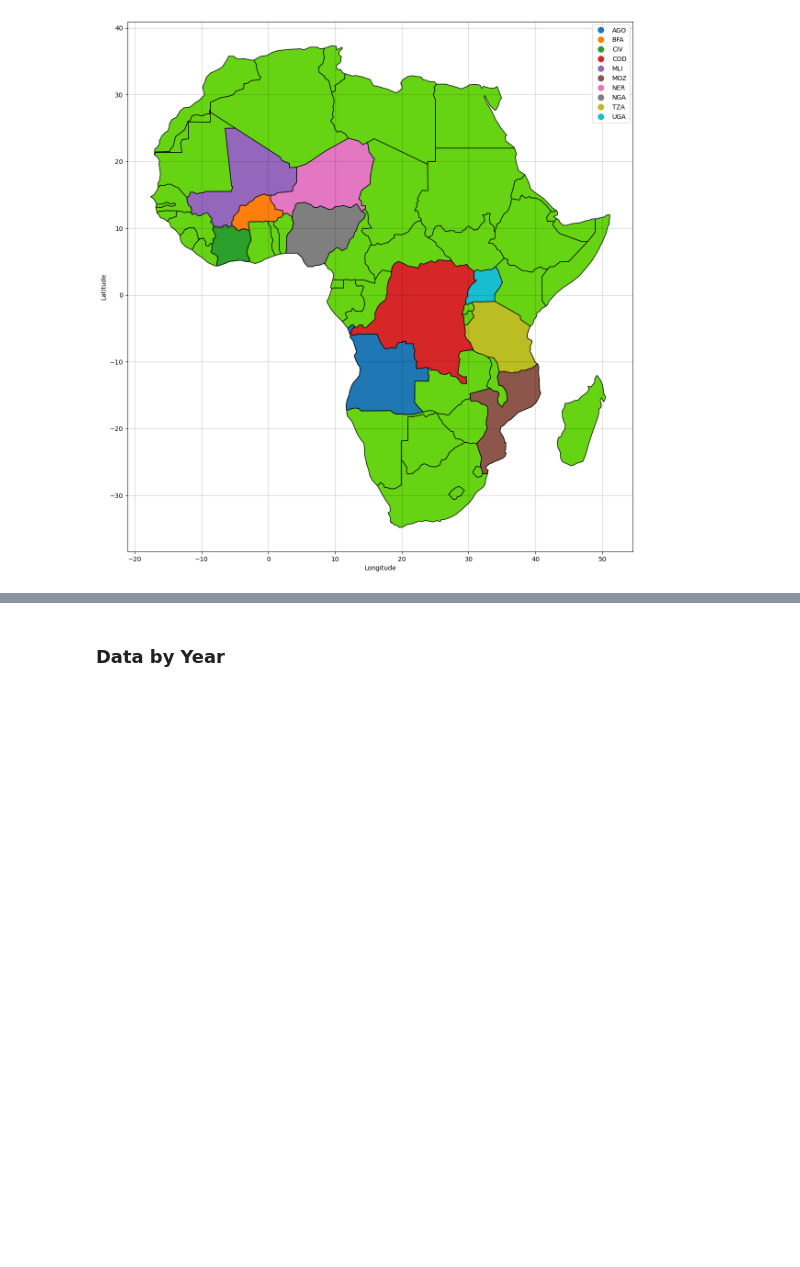
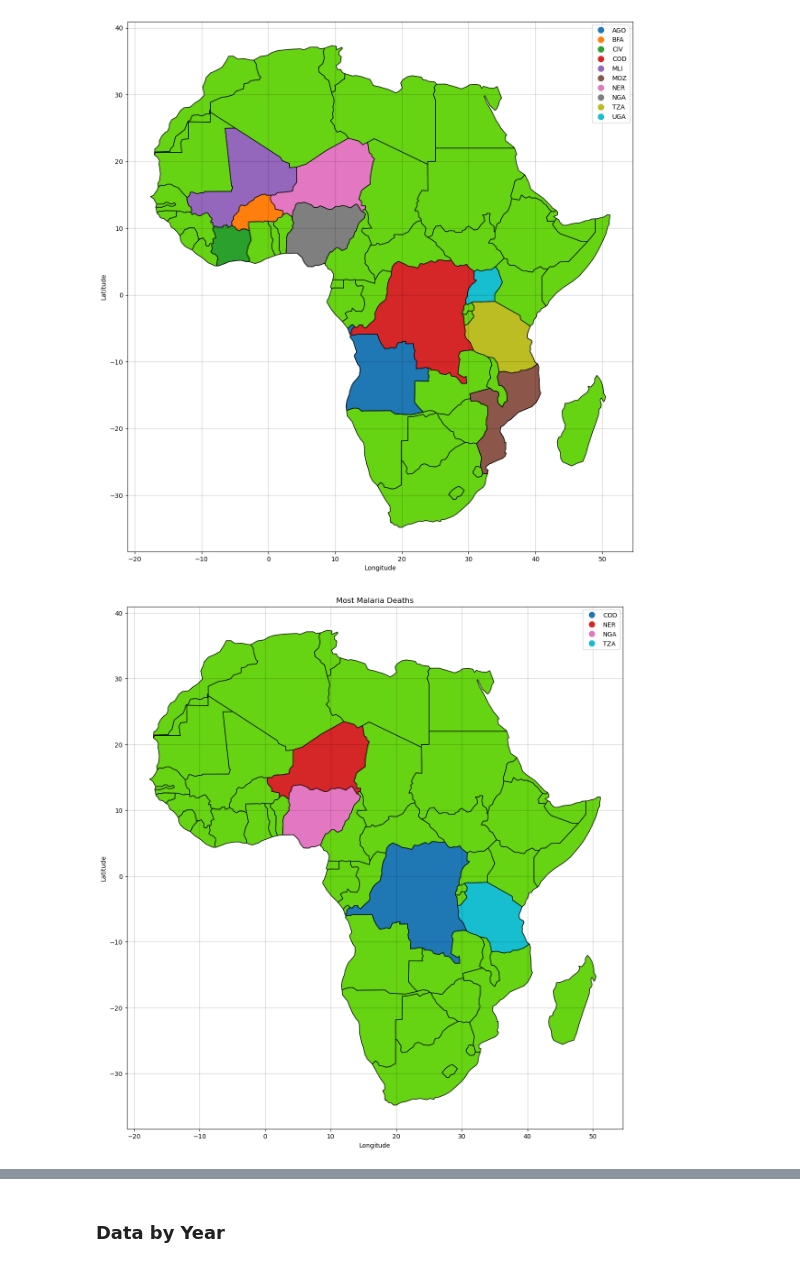
Before and after one commit to fetterollie/Malaria-Data-Exploration, a Jupyter notebook: index.ipynb, the cells around one changed output, grey strips where cells are left out. Drawn from its saved outputs; the diff is of its cells as text; code cells hidden in the pictures; blank space fills up the shorter version.

```diff
--- a/index.ipynb
+++ b/index.ipynb
@@ -919,6 +889,27 @@ ax2.grid(visible=True, color='black', alpha=.2)
 plt.show()
 # %% [output]
 [figure]
+# %%
+needed_4_geo = geodata.loc[geodata['iso_a3'].isin(
+    ['NGA', 'COD', 'TZA', 'NER'])]
+# %%
+fig2, ax2 = plt.subplots(figsize=(15, 15))
+
+africa.plot(color='#66d313',
+            edgecolor='black',
+            ax=ax2, label='')
+
+needed_4_geo.plot(edgecolor='black', ax=ax2, label='Nigeria',
+                column='iso_a3', legend='True', )
+
+ax2.set_title('Most Malaria Deaths')
+
+ax2.set_xlabel('Longitude')
+ax2.set_ylabel('Latitude')
+ax2.grid(visible=True, color='black', alpha=.2)
+plt.show()
+# %% [output]
+[figure, added]
 # %%
 # interactive mapping
 top_10_geo.explore(column='iso_a3', legend=True)
```
Also changed, not shown: parts of 2 cells of this notebook.
